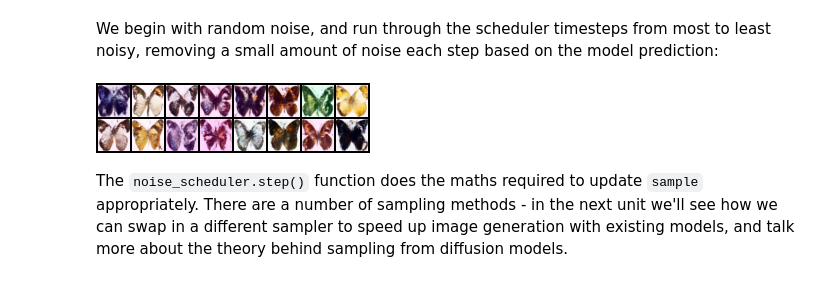
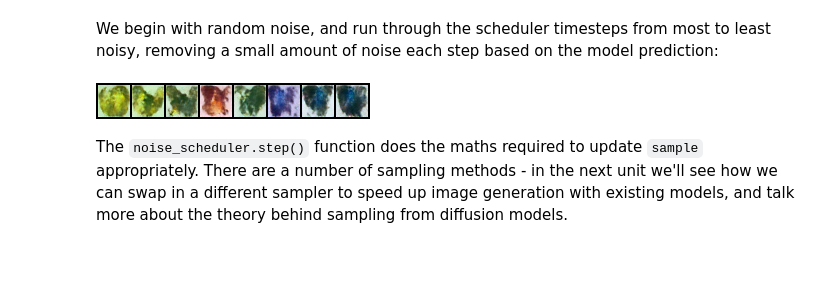
Before and after one commit to Likalto4/Diffusion_models_HF_course, a Jupyter notebook: unit1/introduction_to_diffusers.ipynb, the cells around one changed output. Cells and saved outputs as stored; diff of their text form; code cells hidden in the pictures.

```diff
--- a/unit1/introduction_to_diffusers.ipynb
+++ b/unit1/introduction_to_diffusers.ipynb
@@ -159,9 +169,12 @@ from datasets import load_dataset
 from torchvision import transforms
 
 dataset = load_dataset("huggan/smithsonian_butterflies_subset", split="train")
+# Or load images from a local folder
+# dataset = load_dataset("imagefolder", data_dir="path/to/folder")
 
 # We'll train on 32-pixel square images, but you can try larger sizes too
-image_size = 32
+image_size = 64
+
 # You can lower your batch size if you're running out of GPU memory
 batch_size = 64
 
@@ -177,6 +190,14 @@ preprocess = transforms.Compose(
 
 
 def transform(examples):
+    """Transform the images in the dataset to the desired format, this generates a dictionary with the key "images" containing the images in a list.
+
+    Args:
+        examples (dict): dictionary containing the images in a list under the key "image"
+
+    Returns:
+        dict: dictionary containing the images in a list under the key "images"
+    """
     images = [preprocess(image.convert("RGB")) for image in examples["image"]]
     return {"images": images}
 
@@ -328,6 +373,11 @@ NB: This code takes nearly 10 minutes to run - feel free to skip these two cells
 # %% [markdown]
 The [official diffusers training example](https://colab.research.google.com/github/huggingface/notebooks/blob/main/diffusers/training_example.ipynb) trains a larger model on this dataset at higher resolution, and is a good reference for what a less minimal training loop looks like:
 # %%
+#clean cache
+torch.cuda.empty_cache()
+
+epochs = 50
+
 # Set the noise scheduler
 noise_scheduler = DDPMScheduler(
     num_train_timesteps=1000, beta_schedule="squaredcos_cap_v2"
@@ -338,7 +388,7 @@ optimizer = torch.optim.AdamW(model.parameters(), lr=4e-4)
 
 losses = []
 
-for epoch in tqdm(range(30)):
+for epoch in tqdm(range(epochs)):
     for step, batch in enumerate(train_dataloader):
         clean_images = batch["images"].to(device)
         # Sample noise to add to the images
@@ -439,20 +513,20 @@ Object `image_pipe.forward` not found.
 We begin with random noise, and run through the scheduler timesteps from most to least noisy, removing a small amount of noise each step based on the model prediction:
 # %%
 # Random starting point (8 random images):
-sample = torch.randn(16, 3, 32, 32).to(device)
+sample = torch.randn(8, 3, 32, 32).to(device)
 
 for i, t in enumerate(tqdm(noise_scheduler.timesteps)):
 
     # Get model pred
     with torch.no_grad():
         residual = model(sample, t).sample
 
     # Update sample with step
     sample = noise_scheduler.step(residual, t, sample).prev_sample
 
 show_images(sample)
 # %% [output]
-[figure, old version]
+[figure, new version]
 # %% [markdown]
 The `noise_scheduler.step()` function does the maths required to update `sample` appropriately. There are a number of sampling methods - in the next unit we'll see how we can swap in a different sampler to speed up image generation with existing models, and talk more about the theory behind sampling from diffusion models.
 # %% [markdown]
```
Also changed, not shown: parts of 24 cells of this notebook, 1 other file.
